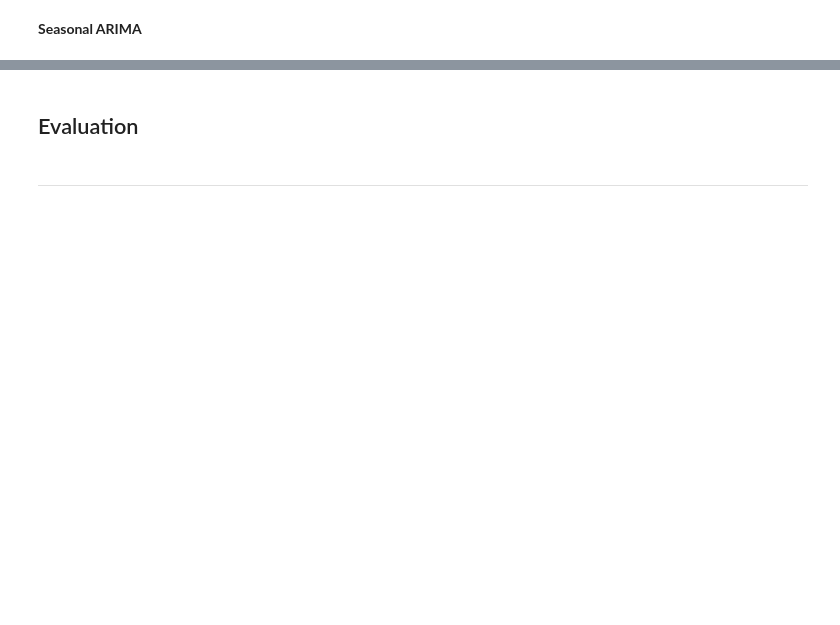
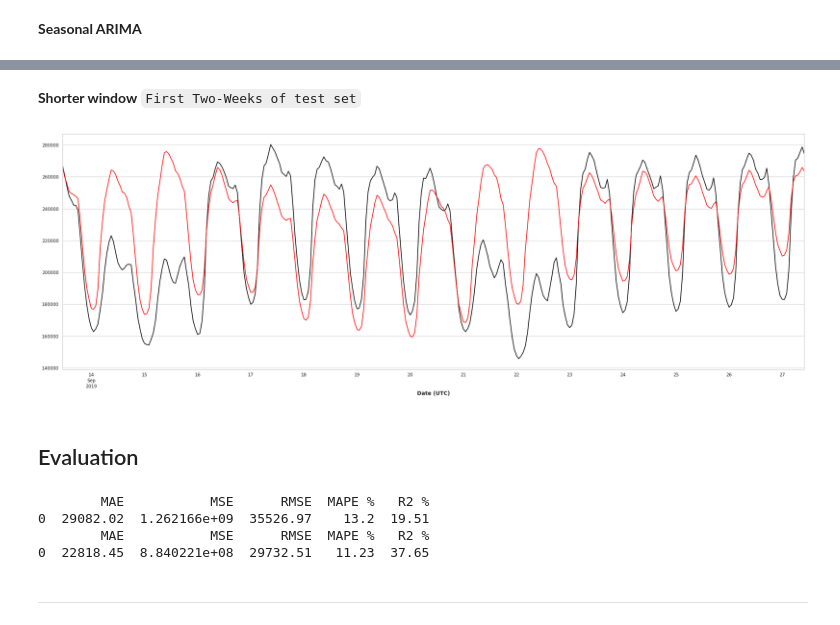
Before and after one commit to EjoelM/Opencampus_SH_TimeSeries_Energy, a Jupyter notebook: 2_BaselineModel/baseline_model.ipynb, the cells around one changed output, grey strips where cells are left out. Drawn from its saved outputs; the diff is of its cells as text; code cells hidden in the pictures; blank space fills up the shorter version.

```diff
--- a/2_BaselineModel/baseline_model.ipynb
+++ b/2_BaselineModel/baseline_model.ipynb
@@ -252,11 +227,30 @@ plt.show()
+# %% [markdown]
+**Shorter window** `First Two-Weeks of test set`
+# %%
+sarimax_prediction_week = result.get_prediction(
+    start=test_set.index[0], end=test_set.index[24*7*2-1],
+    exog=test_set[:24*7*2][['Temperature','hour', 'is_weekend']],
+).predicted_mean
+
+test_set[:24*7*2]["Load"].plot()
+sarimax_prediction_week.plot(color='red')
+plt.show()
+# %% [output]
+[figure, added]
 # %% [markdown]
 ## Evaluation
 # %%
 sys.path.append('../3_Models')
 from helper_functions import create_error_metrics
 
-error_metrics = pd.DataFrame()
-error_metrics["SARIMAX"] = create_error_metrics(test_set["Load"], sarimax_prediction)
-error_metrics["AutoARIMA"] = create_error_metrics(test_set["Load"], auto_arima_prediction)
+error_metrics_sarimax = create_error_metrics(test_set["Load"], sarimax_prediction)
+error_metrics_sarimax_week = create_error_metrics(test_set[:24*7*2]["Load"], sarimax_prediction_week)
+print(error_metrics_sarimax)
+print(error_metrics_sarimax_week)
+# %% [output]
+        MAE           MSE      RMSE  MAPE %   R2 %
+0  29082.02  1.262166e+09  35526.97    13.2  19.51
+        MAE           MSE      RMSE  MAPE %   R2 %
+0  22818.45  8.840221e+08  29732.51   11.23  37.65
 # %% [markdown]
 ___
```
Also changed, not shown: parts of 9 cells of this notebook, 1 other file.
